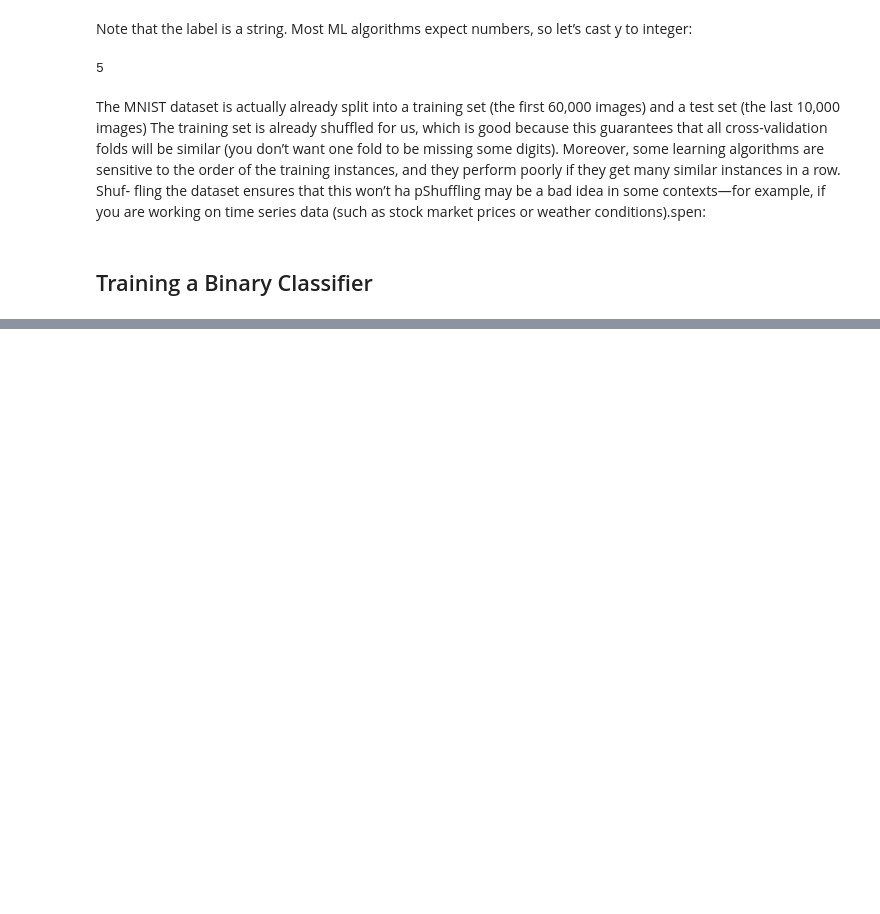
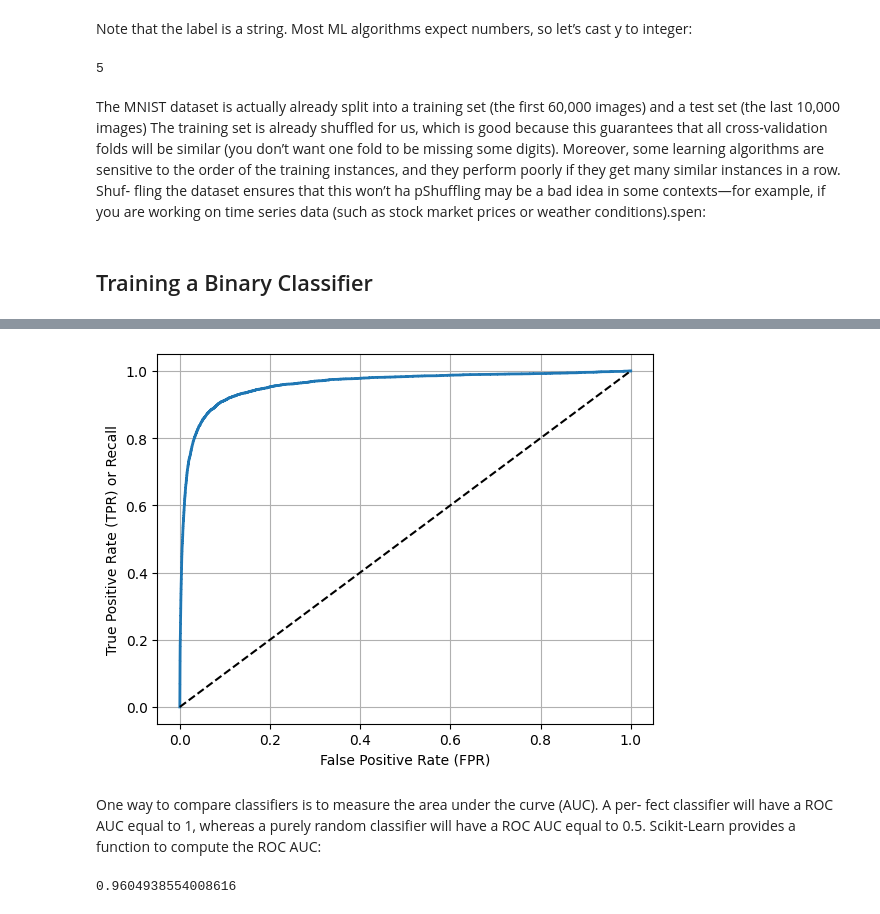
Before and after one commit to LuizIgnacio2002/hands-On_Machine_Learning, a Jupyter notebook: MNIST.ipynb, the cells around one changed output, grey strips where cells are left out. Drawn from its saved outputs; the diff is of its cells as text; code cells hidden in the pictures; blank space fills up the shorter version.

```diff
--- a/MNIST.ipynb
+++ b/MNIST.ipynb
@@ -69,0 +325,44 @@ X_train, X_test, y_train, y_test = X[:60000], X[60000:], y[:60000], y[60000:]
+# %%
+# Import the roc_curve function from scikit-learn
+from sklearn.metrics import roc_curve
+
+# Calculate the ROC curve values: False Positive Rate (fpr), True Positive Rate (tpr), and thresholds
+fpr, tpr, thresholds = roc_curve(y_train_5, y_scores)
+
+# Define a function to plot the ROC curve
+def plot_roc_curve(fpr, tpr, label=None):
+    # Plot the ROC curve with a solid line and add a label
+    plt.plot(fpr, tpr, linewidth=2, label=label)
+
+    # Plot the dashed diagonal line representing a random classifier
+    plt.plot([0, 1], [0, 1], 'k--')  # Dashed diagonal
+
+    # Additional code to add axis labels and grid
+    # (Not provided in the given snippet, but should be added)
+    # Placeholder for additional code
+
+    # Placeholder for additional code:
+    # Add axis labels
+    plt.xlabel('False Positive Rate (FPR)')
+    plt.ylabel('True Positive Rate (TPR) or Recall')
+
+    # Add grid
+    plt.grid(True)
+
+# Call the defined function to plot the ROC curve
+plot_roc_curve(fpr, tpr)
+
+# Show the plot
+plt.show()
+# %% [output]
+[figure, added]
+# %% [markdown]
+One way to compare classifiers is to measure the area under the curve (AUC). A per‐
+fect classifier will have a ROC AUC equal to 1, whereas a purely random classifier will
+have a ROC AUC equal to 0.5. Scikit-Learn provides a function to compute the ROC
+AUC:
+# %%
+from sklearn.metrics import roc_auc_score
+roc_auc_score(y_train_5, y_scores)
+# %% [output]
+0.9604938554008616
```
Also changed, not shown: parts of 49 cells of this notebook.
